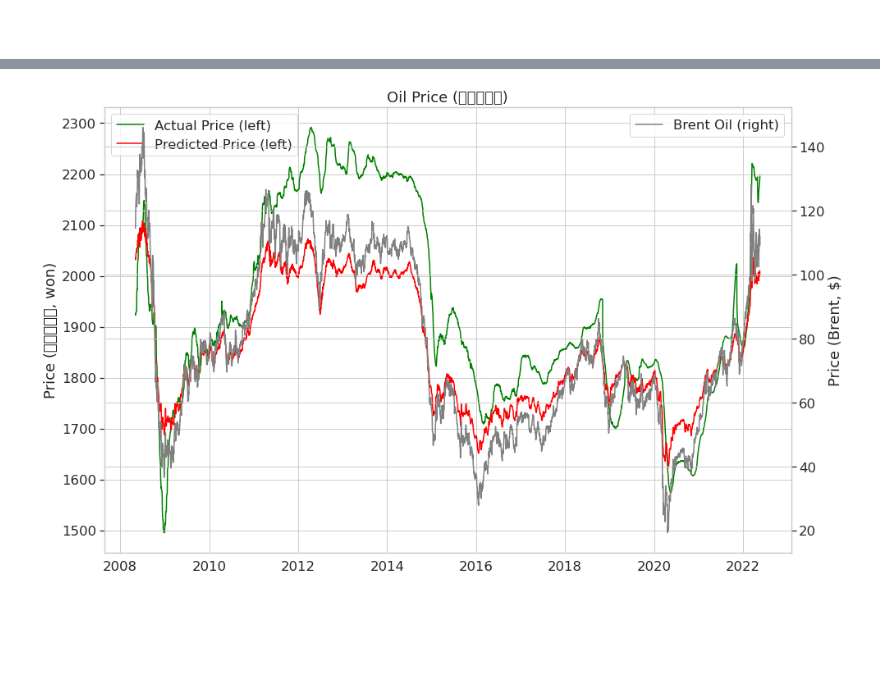
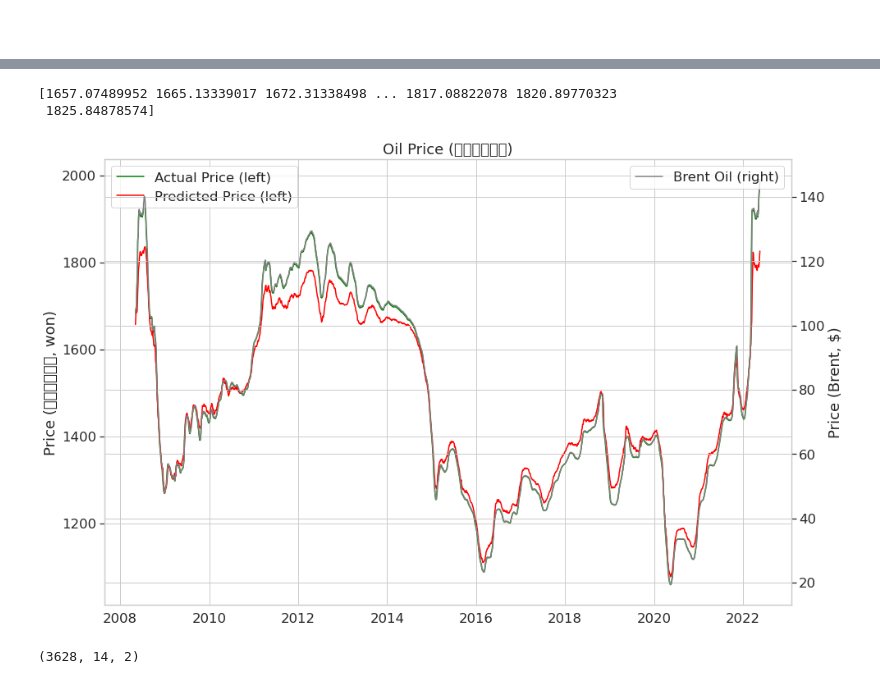
Before and after one commit to dopeornope-Lee/dbfirst_oil_prediction, a Jupyter notebook: 220602/20220530_example_code.ipynb, the cells around one changed output, grey strips where cells are left out. Saved outputs shown, nothing was run; the diff lists cells and outputs as text; code cells hidden in the pictures; blank space fills up the shorter version.

```diff
--- a/220602/20220530_example_code.ipynb
+++ b/220602/20220530_example_code.ipynb
@@ -119,7 +119,7 @@ brent oil 설명: https://bibeom.com/2020/03/08/%EA%B5%AD%EC%A0%9C%EC%9C%A0%EA%B
 # %% [markdown]
 #
 # %%
-df1 = total_dataset.loc[:,['Brent', '고급휘발유']]
+df1 = total_dataset.loc[:,['Brent', '자동차용경유']]
 # %%
 df1
 # %% [output]
@@ -146,7 +146,7 @@ def to_sequences(data, seq_len, pred_len):
     y_train = []
 
     for i in range(seq_len, len(data) - pred_len + 1):
-        x_train.append(data[i - seq_len: i, 0])
+        x_train.append(data[i - seq_len: i, 0:])
         y_train.append(data[i + pred_len - 1: i + pred_len, 1])
 
     return np.array(x_train), np.array(y_train)
@@ -191,7 +195,7 @@ def train_model(X_train, y_train, BATCH_SIZE):
     model = keras.Sequential()
 
     #################################
-    model.add(GRU(64,return_sequences=True,input_shape=(X_train.shape[1],1)))
+    model.add(GRU(64,return_sequences=True,input_shape=(X_train.shape[1],2)))
 
     model.add(GRU(32,return_sequences=True))
     model.add(Dropout(rate=DROPOUT))
@@ -352,37 +391,46 @@ def draw_plot_total(model, df, X_total, y_total, scaler):
 
     y_total_ = [y[0] for y in y_total]
     y_total_hat = [y[0] for y in y_total_hat]
-
+    X_total=X_total[:,:,1]
     y_test_inverse = scaler.inverse_transform(pd.DataFrame(
         {df.columns[0]: X_total[:,-1],
         df.columns[1]: y_total_}
         ))
     y_hat_inverse = scaler.inverse_transform(pd.DataFrame(
         {df.columns[0]: X_total[:,-1],
         df.columns[1]: y_total_hat}
         ))
 
     fig, ax1 = plt.subplots(figsize=(15, 10))
+    print(y_hat_inverse[:, 1])
     ax1.plot(total_dataset.iloc[-len(X_total):, 0], y_test_inverse[:, 1], label="Actual Price (left)", color='green')
+
+
+
     ax1.plot(total_dataset.iloc[-len(X_total):, 0], y_hat_inverse[:, 1], label="Predicted Price (left)", color='red')
     ax1.set_ylabel(f'Price ({df.columns[1]}, won)')
 
     ax2 = ax1.twinx()
     ax2.plot(total_dataset.iloc[-len(X_total):, 0], y_test_inverse[:, 0], label="Brent Oil (right)", color='grey')
     ax2.set_ylabel(f'Price (Brent, $)')
 
     plt.title(f'Oil Price ({df.columns[1]})')
     plt.xlabel('Time [days]')
     ax1.legend(loc='upper left')
     ax2.legend(loc='upper right')
 
     plt.show()
 
 X_total = np.concatenate([X_train, X_test])
 y_total = np.concatenate([y_train, y_test])
 draw_plot_total(model, df1, X_total, y_total, scaler1)
+
+print(X_total.shape)
 # %% [output]
+[1657.07489952 1665.13339017 1672.31338498 ... 1817.08822078 1820.89770323
+ 1825.84878574]
-[figure, old version]
+[figure, new version]
+(3628, 14, 2)
 # %%
 def mae(actual,predict):
     return np.mean(abs(actual-predict))
```
Also changed, not shown: parts of 13 cells of this notebook, 2 other files.
